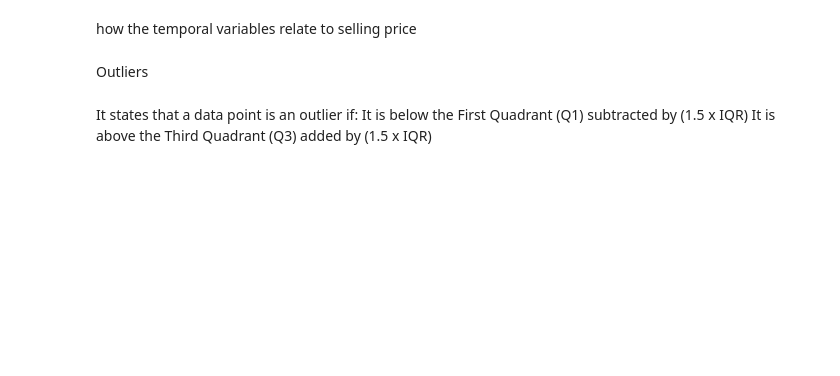
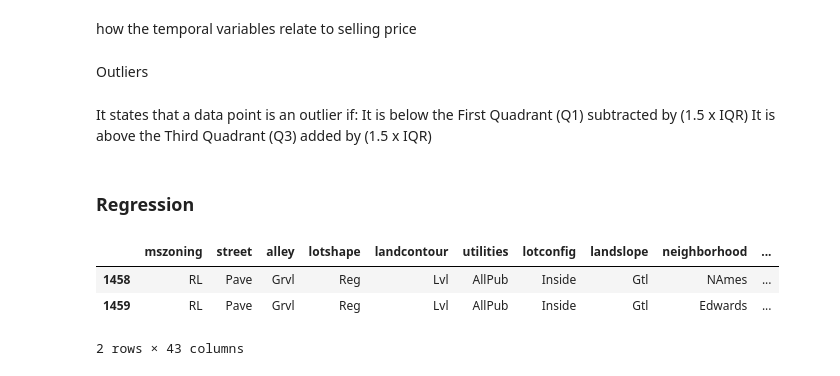
Before and after one commit to Karlajack/MachineLearning1, a Jupyter notebook: housepoject.ipynb, the cells around one changed output. Saved outputs shown, nothing was run; the diff lists cells and outputs as text; code cells hidden in the pictures; blank space fills up the shorter version.

```diff
--- a/housepoject.ipynb
+++ b/housepoject.ipynb
@@ -387,3 +509,12 @@ for var in continous_df:
         sns.scatterplot(x=continous_df[var],y=continous_df['saleprice'])
         plt.title(var.upper())
         plt.show()
+# %% [markdown]
+### **Regression**
+# %%
+train[categorical_cols].tail(2)
+# %% [output]
+|  | mszoning | street | alley | lotshape | landcontour | utilities | lotconfig | landslope | neighborhood | ... |
+| 1458 | RL | Pave | Grvl | Reg | Lvl | AllPub | Inside | Gtl | NAmes | ... |
+| 1459 | RL | Pave | Grvl | Reg | Lvl | AllPub | Inside | Gtl | Edwards | ... |
+2 rows × 43 columns
```
Also changed, not shown: parts of 33 cells of this notebook.
